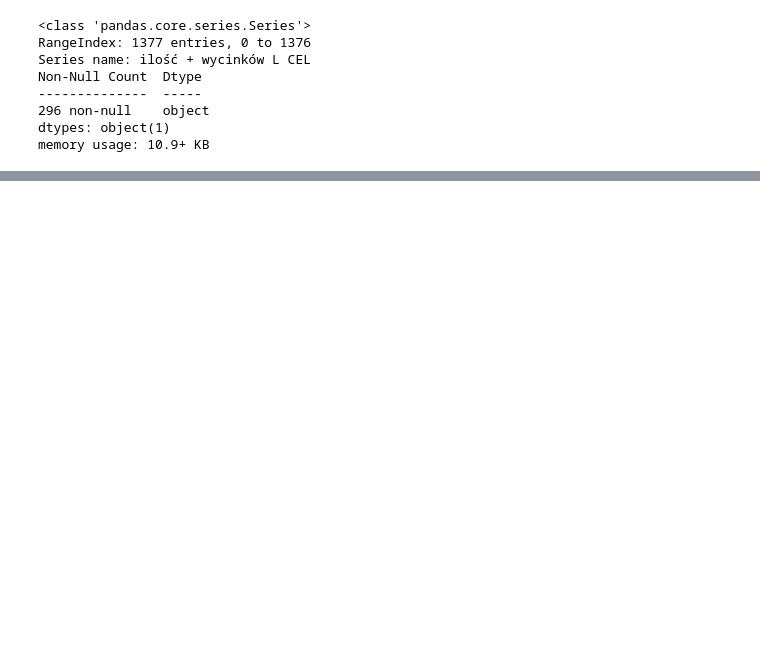
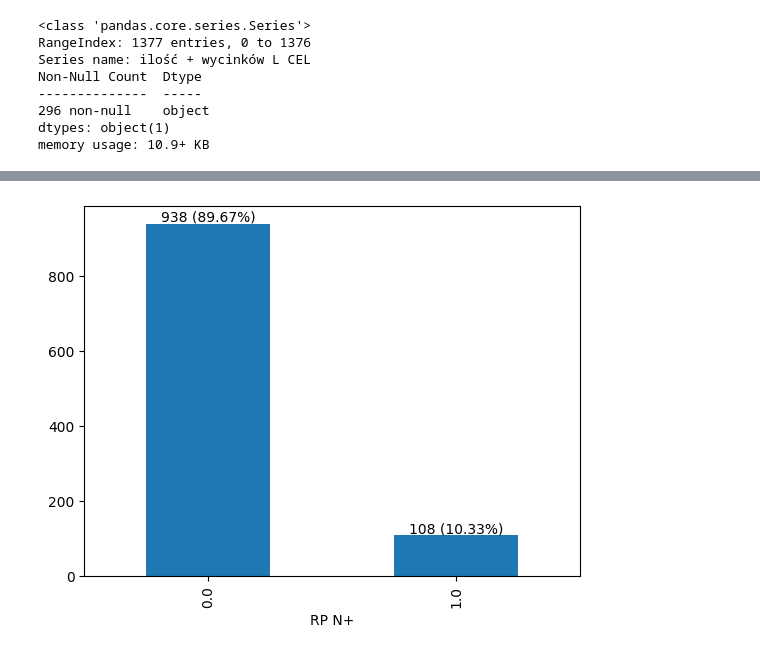
Before and after one commit to PiotrRenk/microscopic-epe-proj, a Jupyter notebook: notebooks/new_db_analysis.ipynb, the cells around one changed output, grey strips where cells are left out. Saved outputs shown, nothing was run; the diff lists cells and outputs as text; code cells hidden in the pictures; blank space fills up the shorter version.

```diff
--- a/notebooks/new_db_analysis.ipynb
+++ b/notebooks/new_db_analysis.ipynb
@@ -136,0 +280,6 @@ memory usage: 10.9+ KB
+# %%
+df_train, df_test = train_test_split(df, test_size=0.15, random_state=42, stratify=df["RP N+"])
+# %%
+check_split(df_train, "RP N+")
+# %% [output]
+[figure, added]
```
Also changed, not shown: parts of 25 cells of this notebook, 1 other file.
